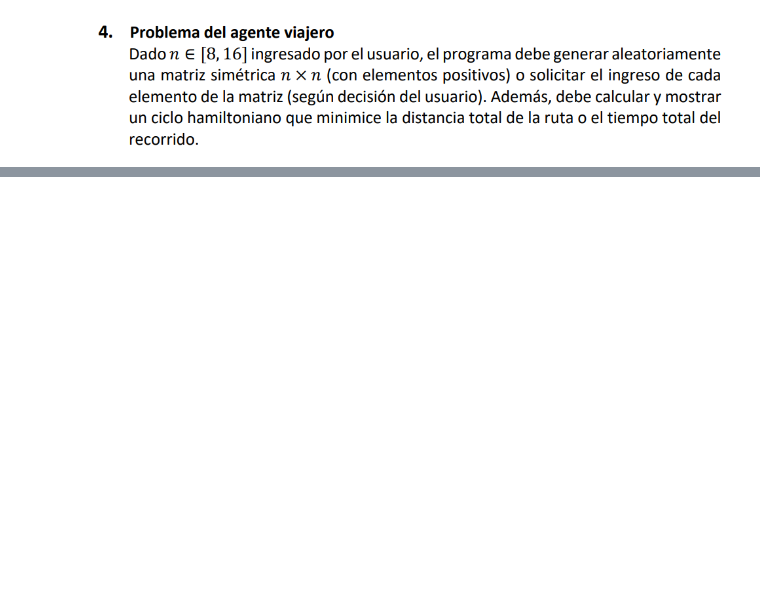
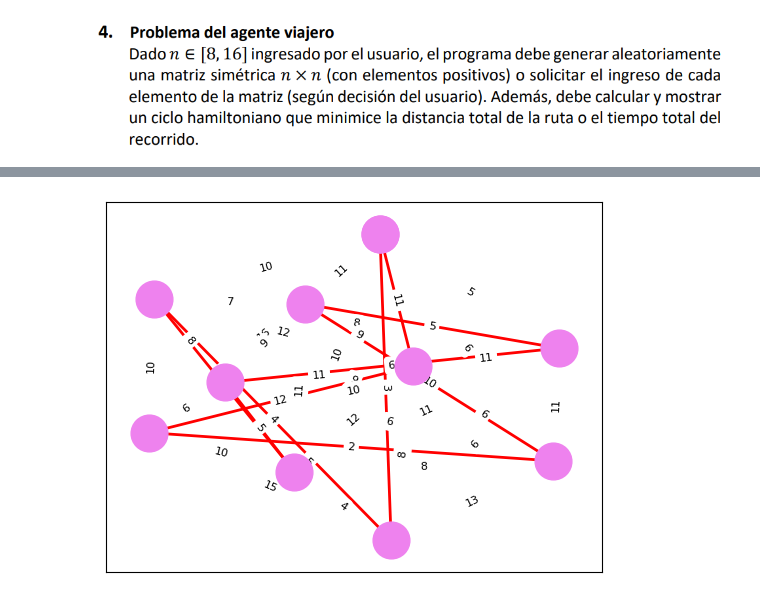
Before and after one commit to Dreelliot/TPGrupo7, a Jupyter notebook: TP_AgenteViajero.ipynb, the cells around one changed output, grey strips where cells are left out. Drawn from its saved outputs; the diff is of its cells as text; code cells hidden in the pictures; blank space fills up the shorter version.

```diff
--- a/TP_AgenteViajero.ipynb
+++ b/TP_AgenteViajero.ipynb
@@ -104,0 +133,15 @@ print(preO,"\n",peso)
+# %%
+G.add_weighted_edges_from(bordes)
+
+
+path_edges = list(zip(hamiltonian_path, hamiltonian_path[1:]))
+#nx.draw(G, pos, with_labels=True, node_color="lightblue", node_size=700, font_size=15)
+nx.draw_networkx_edges(G, pos, edgelist=path_edges, edge_color="red", width=2)
+nx.draw_networkx_nodes(G, pos,nodelist=hamiltonian_path, node_color="violet", node_size=700)
+edge_labels = {(i, j): f'{d["weight"]}' for i, j, d in G.edges(data=True)}
+nx.draw_networkx_edge_labels(G, pos, edge_labels=edge_labels, font_size=8)
+
+
+plt.show()
+# %% [output]
+[figure, added]
```
Also changed, not shown: parts of 6 cells of this notebook.
